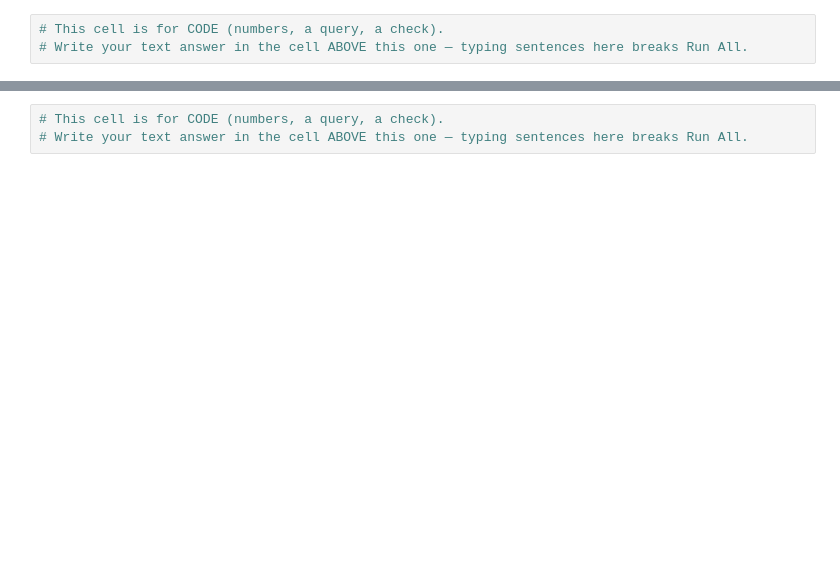
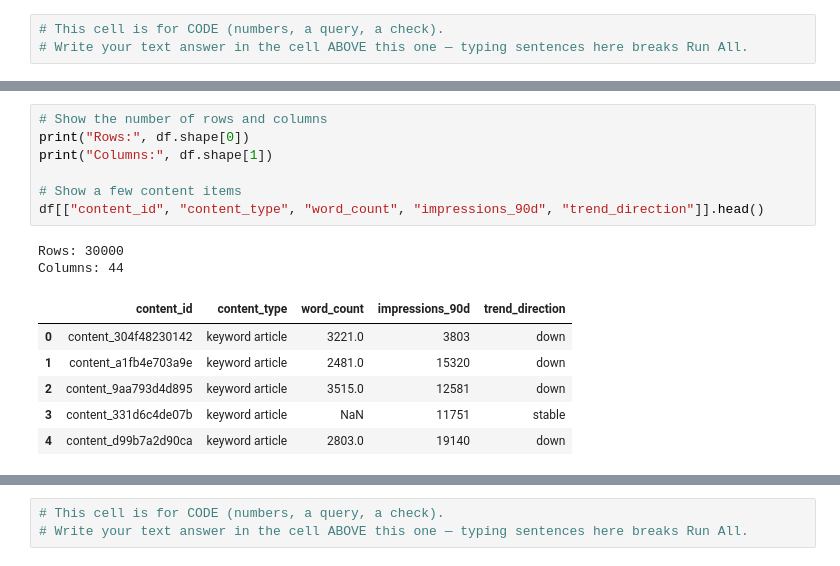
Before and after one commit to faiqakashif82-netizen/FlyRank-MachineLearning-Internship, a Jupyter notebook: work/notebooks/w02_ml_task_framing.ipynb, the cells around one changed output, grey strips where cells are left out. Saved outputs shown, nothing was run; the diff lists cells and outputs as text; blank space fills up the shorter version.

```diff
--- a/work/notebooks/w02_ml_task_framing.ipynb
+++ b/work/notebooks/w02_ml_task_framing.ipynb
@@ -33,0 +83,16 @@ This skeleton is yours to fill. Work the sections **in order** — each one has
+# %%
+# Show the number of rows and columns
+print("Rows:", df.shape[0])
+print("Columns:", df.shape[1])
+
+# Show a few content items
+df[["content_id", "content_type", "word_count", "impressions_90d", "trend_direction"]].head()
+# %% [output]
+Rows: 30000
+Columns: 44
+|  | content_id | content_type | word_count | impressions_90d | trend_direction |
+| 0 | content_304f48230142 | keyword article | 3221.0 | 3803 | down |
+| 1 | content_a1fb4e703a9e | keyword article | 2481.0 | 15320 | down |
+| 2 | content_9aa793d4d895 | keyword article | 3515.0 | 12581 | down |
+| 3 | content_331d6c4de07b | keyword article | NaN | 11751 | stable |
+| 4 | content_d99b7a2d90ca | keyword article | 2803.0 | 19140 | down |
```
Also changed, not shown: parts of 16 cells of this notebook.
